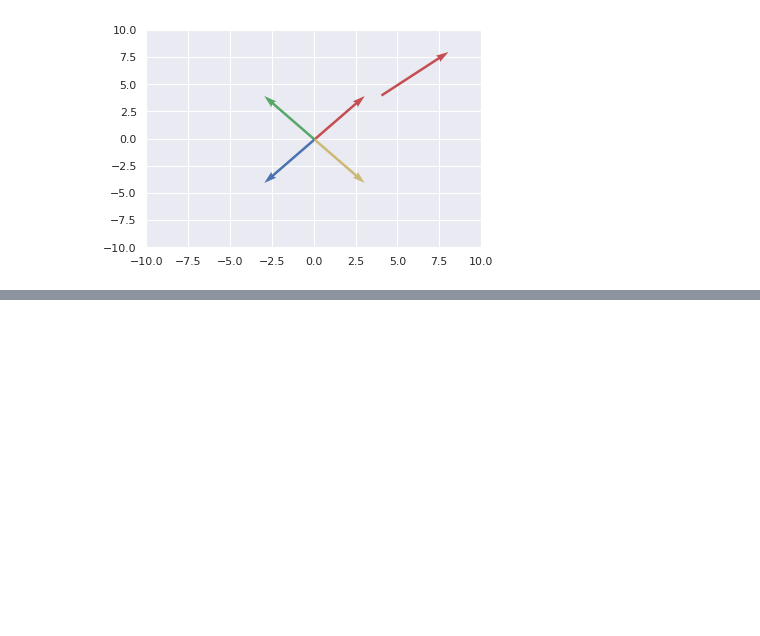
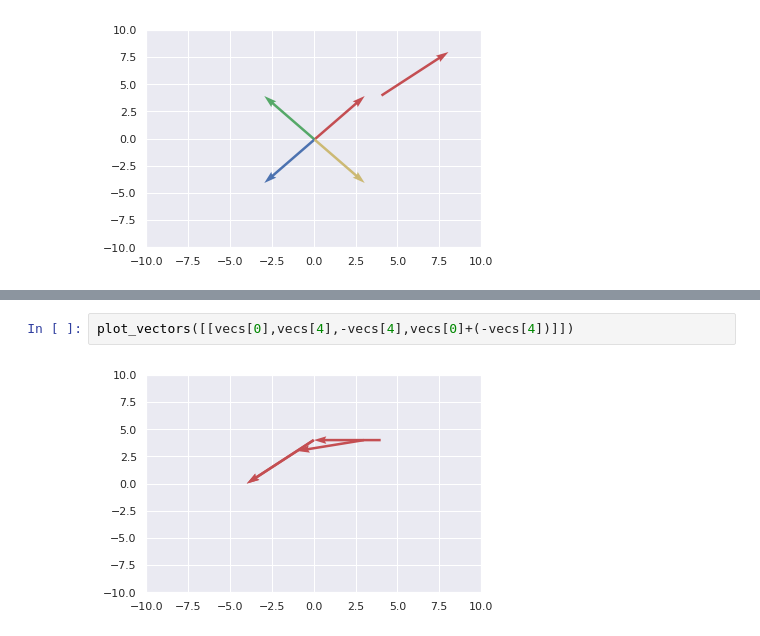
Before and after one commit to championballer/one-fourth-labs-deep-learning, a Jupyter notebook: Python Basics2/0209_Basics2.ipynb, the cells around one changed output, grey strips where cells are left out. Saved outputs shown, nothing was run; the diff lists cells and outputs as text; blank space fills up the shorter version.

```diff
--- a/Python Basics2/0209_Basics2.ipynb
+++ b/Python Basics2/0209_Basics2.ipynb
@@ -417,0 +435,4 @@ plot_vectors([(0,0,3,4),(0,0,-3,4),(0,0,-3,-4),(0,0,3,-4),(4,4,4,4)])
+# %%
+plot_vectors([[vecs[0],vecs[4],-vecs[4],vecs[0]+(-vecs[4])]])
+# %% [output]
+[figure, added]
```
Also changed, not shown: parts of 5 cells of this notebook.
